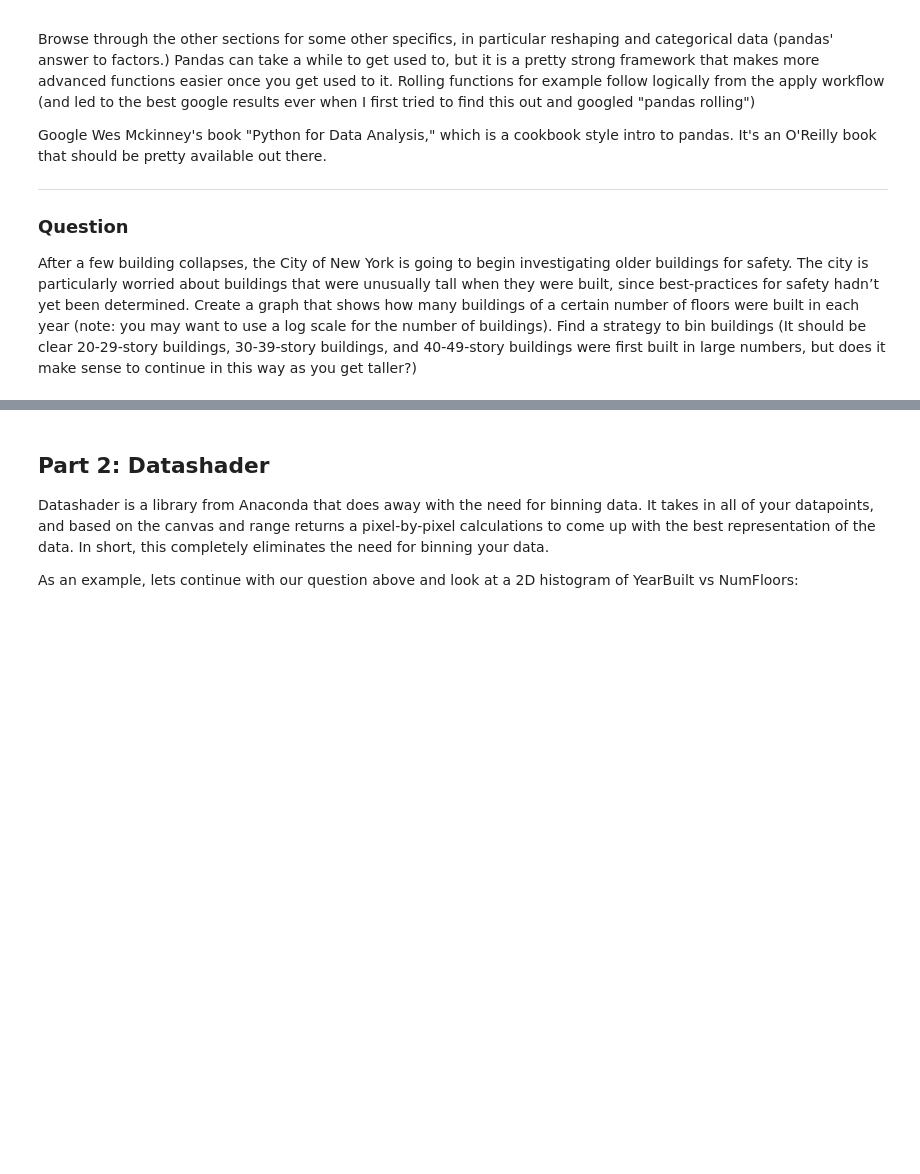
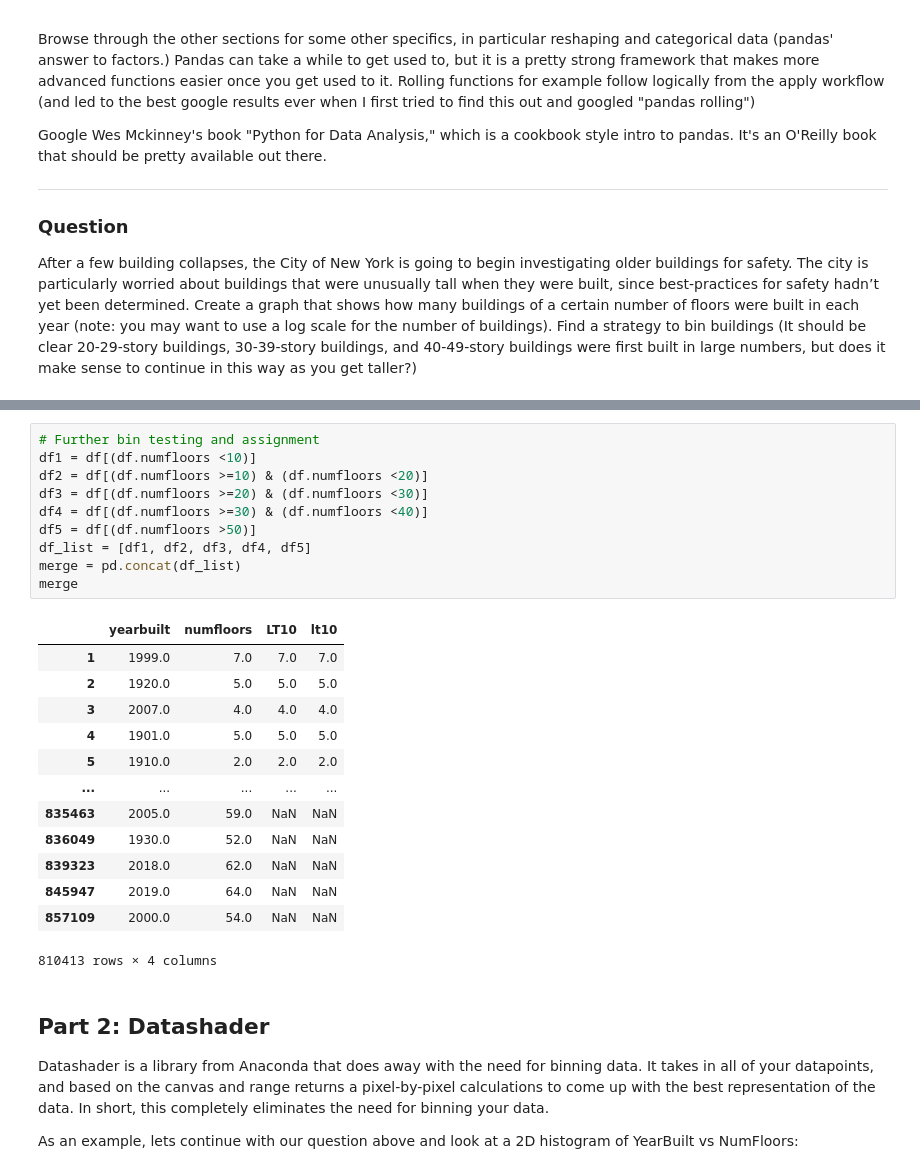
Before and after one commit to palmorezm/msds, a Jupyter notebook: 608/Mod2/Module2.ipynb, the cells around one changed output, grey strips where cells are left out. Cells and saved outputs as stored; diff of their text form; blank space fills up the shorter version.

```diff
--- a/608/Mod2/Module2.ipynb
+++ b/608/Mod2/Module2.ipynb
@@ -173,3 +229,27 @@ After a few building collapses, the City of New York is going to begin investiga
+# %%
+# Further bin testing and assignment
+df1 = df[(df.numfloors <10)]
+df2 = df[(df.numfloors >=10) & (df.numfloors <20)]
+df3 = df[(df.numfloors >=20) & (df.numfloors <30)]
+df4 = df[(df.numfloors >=30) & (df.numfloors <40)]
+df5 = df[(df.numfloors >50)]
+df_list = [df1, df2, df3, df4, df5]
+merge = pd.concat(df_list)
+merge
+# %% [output]
+|  | yearbuilt | numfloors | LT10 | lt10 |
+| 1 | 1999.0 | 7.0 | 7.0 | 7.0 |
+| 2 | 1920.0 | 5.0 | 5.0 | 5.0 |
+| 3 | 2007.0 | 4.0 | 4.0 | 4.0 |
+| 4 | 1901.0 | 5.0 | 5.0 | 5.0 |
+| 5 | 1910.0 | 2.0 | 2.0 | 2.0 |
+| ... | ... | ... | ... | ... |
+| 835463 | 2005.0 | 59.0 | NaN | NaN |
+| 836049 | 1930.0 | 52.0 | NaN | NaN |
+| 839323 | 2018.0 | 62.0 | NaN | NaN |
+| 845947 | 2019.0 | 64.0 | NaN | NaN |
+| 857109 | 2000.0 | 54.0 | NaN | NaN |
+810413 rows × 4 columns
 # %% [markdown]
 ## Part 2: Datashader
 
```
Also changed, not shown: parts of 6 cells of this notebook.
